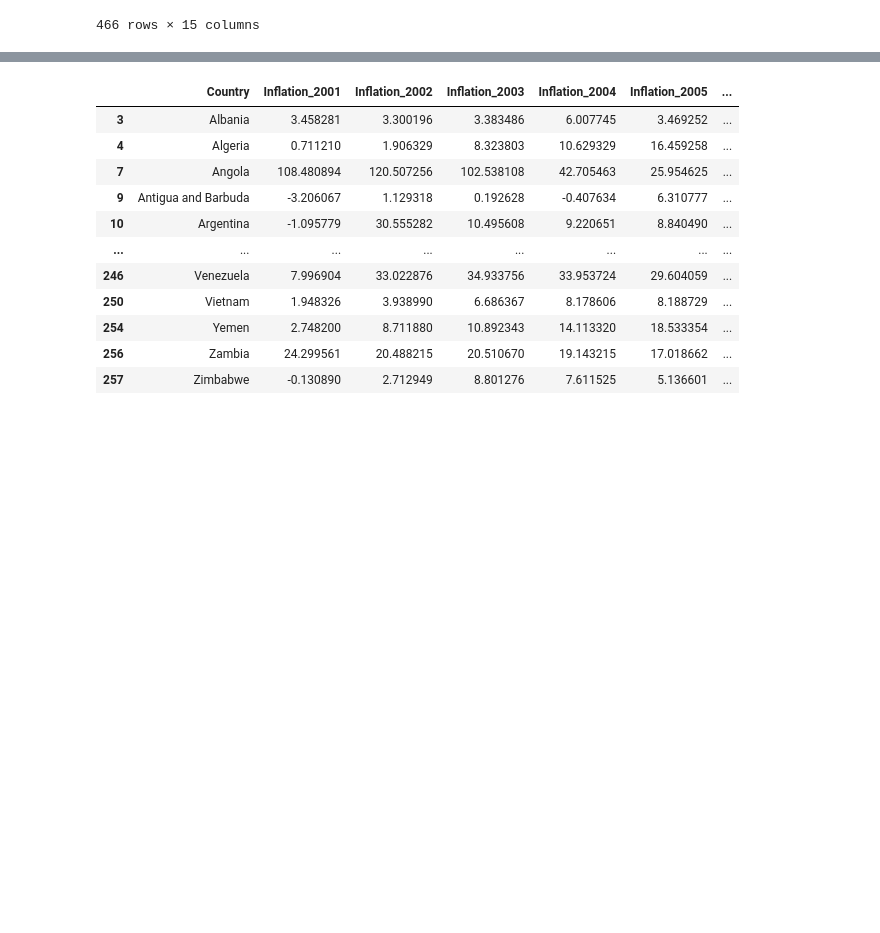
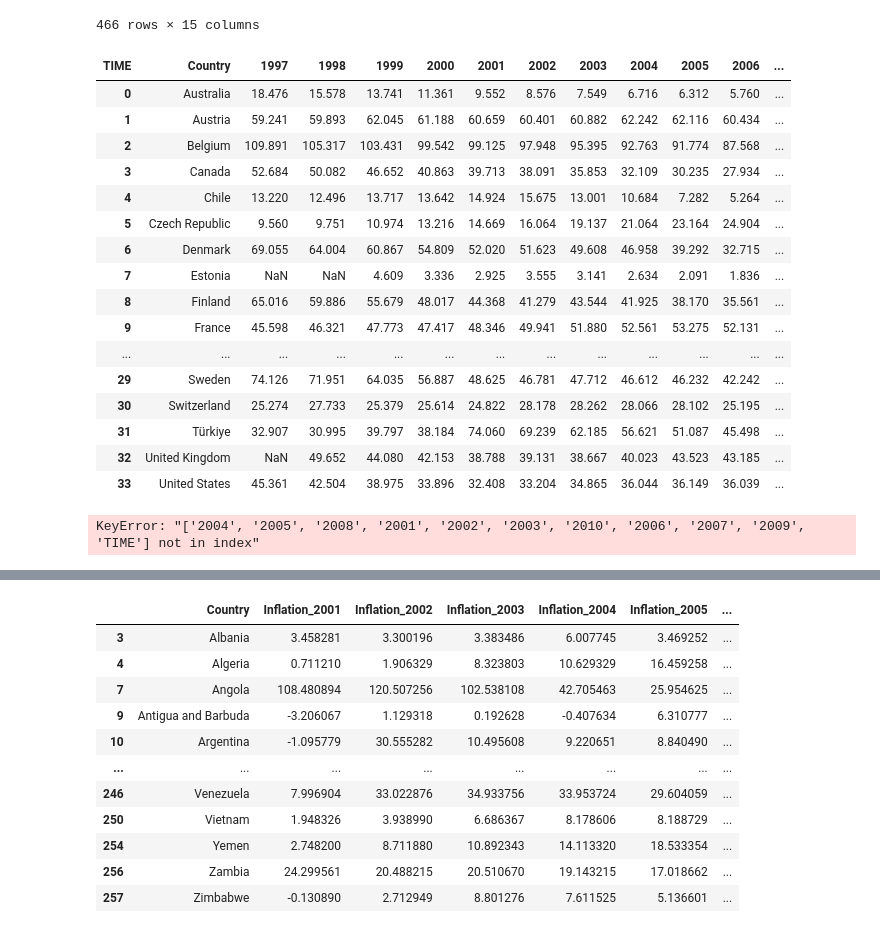
Before and after one commit to ricamaria/Project2-Group4, a Jupyter notebook: Analysis/database.ipynb, the cells around one changed output, grey strips where cells are left out. Saved outputs shown, nothing was run; the diff lists cells and outputs as text; code cells hidden in the pictures; blank space fills up the shorter version.

```diff
--- a/Analysis/database.ipynb
+++ b/Analysis/database.ipynb
@@ -41,6 +41,36 @@ govt_debt_df
 | 464 | SVN | Slovenia | AMT | Stocks: Outstanding amounts | A | Annual | PCT | Percentage | P1 | Total central government debt % o... | 2009 | ... |
 | 465 | SVN | Slovenia | AMT | Stocks: Outstanding amounts | A | Annual | PCT | Percentage | P1 | Total central government debt % o... | 2010 | ... |
 466 rows × 15 columns
+# %%
+govt_debt_df_new = govt_debt_df[["Country","TIME","Value"]]
+govt_debt_df_new_a = govt_debt_df_new.pivot_table('Value',['Country'],"TIME")
+govt_debt_df_new_a.reset_index(drop=False, inplace=True)
+govt_debt_df_new_a
+# govt_debt_df_new_a.reindex_axis(['TIME','Country','1997','1998','1999','2000','2001','2002','2003','2004','2005','2006','2007','2008','2009','2010'], axis=1)
+# %% [output]
+| TIME | Country | 1997 | 1998 | 1999 | 2000 | 2001 | 2002 | 2003 | 2004 | 2005 | 2006 | ... |
+| 0 | Australia | 18.476 | 15.578 | 13.741 | 11.361 | 9.552 | 8.576 | 7.549 | 6.716 | 6.312 | 5.760 | ... |
+| 1 | Austria | 59.241 | 59.893 | 62.045 | 61.188 | 60.659 | 60.401 | 60.882 | 62.242 | 62.116 | 60.434 | ... |
+| 2 | Belgium | 109.891 | 105.317 | 103.431 | 99.542 | 99.125 | 97.948 | 95.395 | 92.763 | 91.774 | 87.568 | ... |
+| 3 | Canada | 52.684 | 50.082 | 46.652 | 40.863 | 39.713 | 38.091 | 35.853 | 32.109 | 30.235 | 27.934 | ... |
+| 4 | Chile | 13.220 | 12.496 | 13.717 | 13.642 | 14.924 | 15.675 | 13.001 | 10.684 | 7.282 | 5.264 | ... |
+| 5 | Czech Republic | 9.560 | 9.751 | 10.974 | 13.216 | 14.669 | 16.064 | 19.137 | 21.064 | 23.164 | 24.904 | ... |
+| 6 | Denmark | 69.055 | 64.004 | 60.867 | 54.809 | 52.020 | 51.623 | 49.608 | 46.958 | 39.292 | 32.715 | ... |
+| 7 | Estonia | NaN | NaN | 4.609 | 3.336 | 2.925 | 3.555 | 3.141 | 2.634 | 2.091 | 1.836 | ... |
+| 8 | Finland | 65.016 | 59.886 | 55.679 | 48.017 | 44.368 | 41.279 | 43.544 | 41.925 | 38.170 | 35.561 | ... |
+| 9 | France | 45.598 | 46.321 | 47.773 | 47.417 | 48.346 | 49.941 | 51.880 | 52.561 | 53.275 | 52.131 | ... |
+| ... | ... | ... | ... | ... | ... | ... | ... | ... | ... | ... | ... | ... |
+| 29 | Sweden | 74.126 | 71.951 | 64.035 | 56.887 | 48.625 | 46.781 | 47.712 | 46.612 | 46.232 | 42.242 | ... |
+| 30 | Switzerland | 25.274 | 27.733 | 25.379 | 25.614 | 24.822 | 28.178 | 28.262 | 28.066 | 28.102 | 25.195 | ... |
+| 31 | Türkiye | 32.907 | 30.995 | 39.797 | 38.184 | 74.060 | 69.239 | 62.185 | 56.621 | 51.087 | 45.498 | ... |
+| 32 | United Kingdom | NaN | 49.652 | 44.080 | 42.153 | 38.788 | 39.131 | 38.667 | 40.023 | 43.523 | 43.185 | ... |
+| 33 | United States | 45.361 | 42.504 | 38.975 | 33.896 | 32.408 | 33.204 | 34.865 | 36.044 | 36.149 | 36.039 | ... |
+# %%
+govt_debt_df_new_b = govt_debt_df_new_a[['TIME','Country','2001','2002','2003','2004','2005','2006','2007','2008','2009','2010']]
+govt_debt_df_new_b
+# govt_debt_df_new_a.keys()
+# %% [output]
+KeyError: "['2004', '2005', '2008', '2001', '2002', '2003', '2010', '2006', '2007', '2009', 'TIME'] not in index"
 # %%
 #Reading the Foreign Direct Investment Dataset
 annual_inflation_file= "../Resources/Inflation_annual.csv"
```
